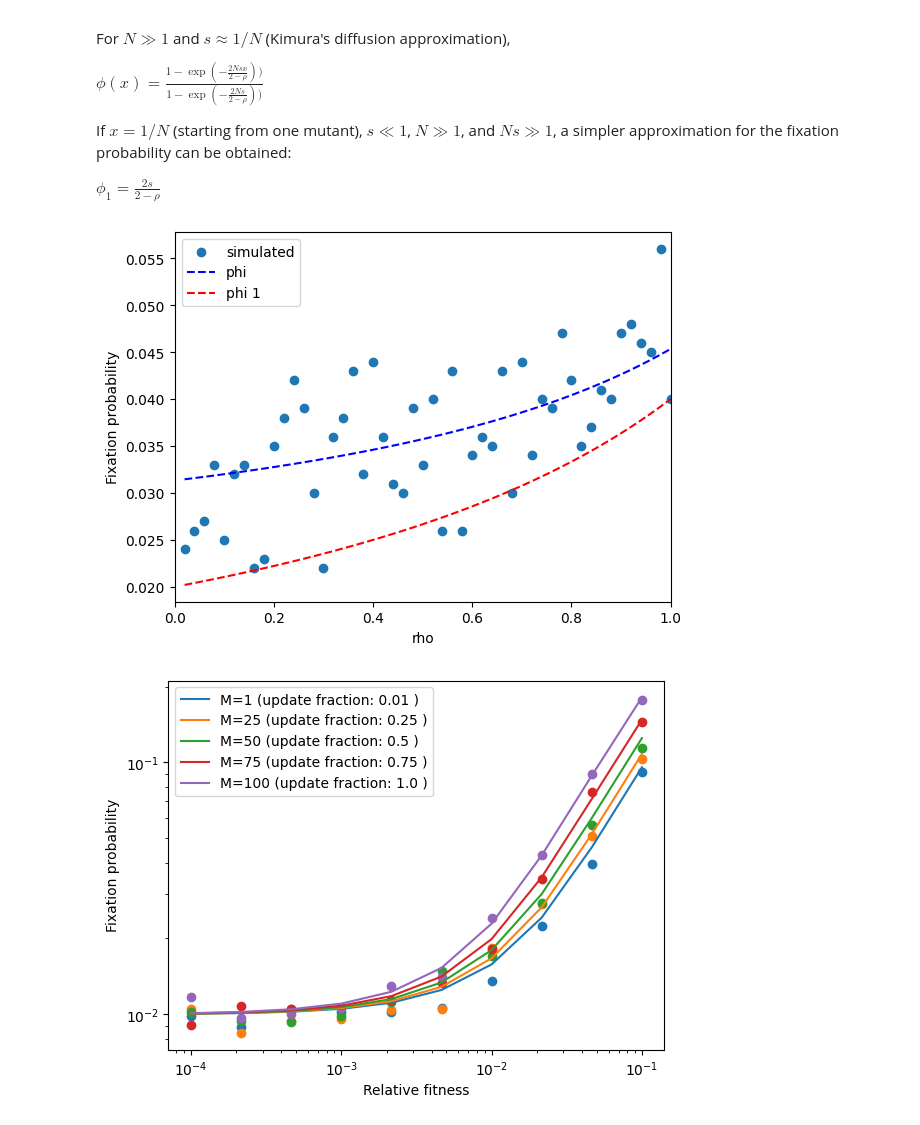
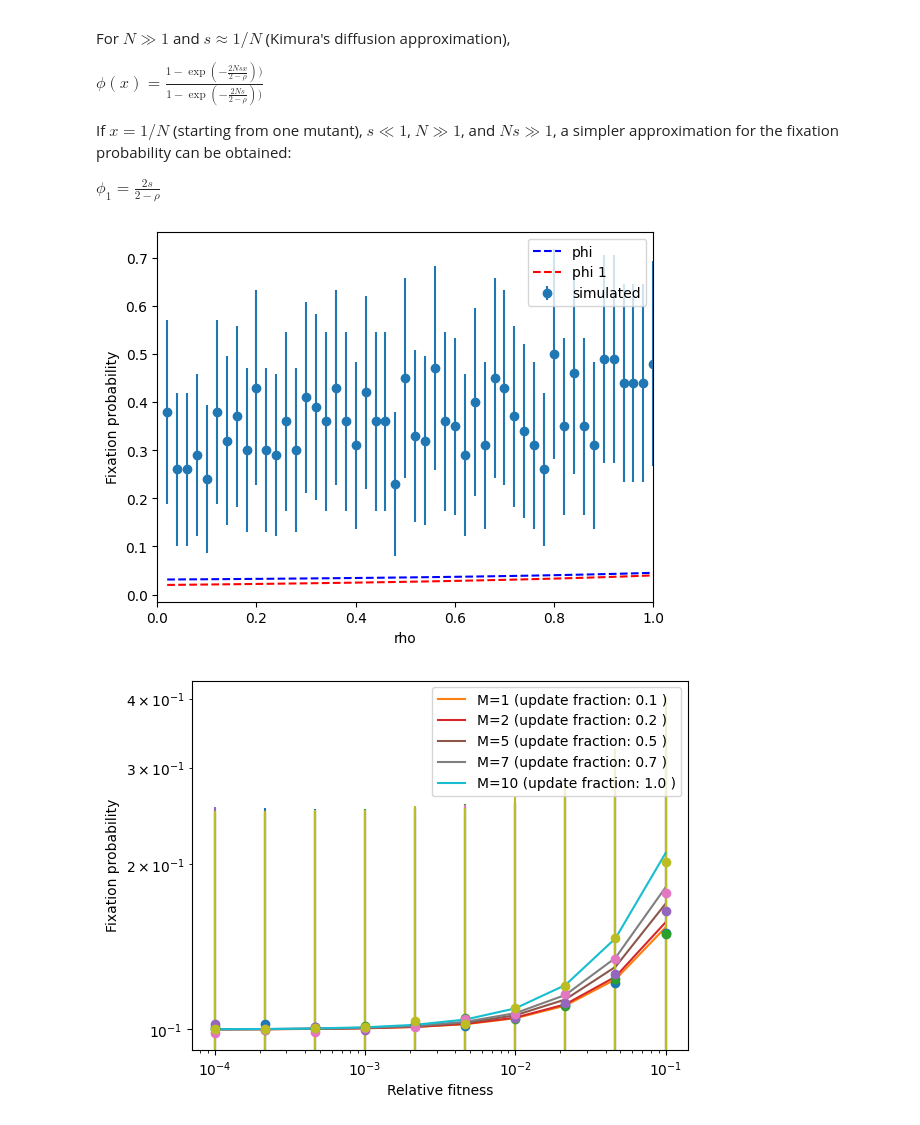
Before and after one commit to Bitbol-Lab/partial_sampling_spatially_structured_population, a Jupyter notebook: well-mixed.ipynb, the cells around one changed output. Cells and saved outputs as stored; diff of their text form; code cells hidden in the pictures.

```diff
--- a/well-mixed.ipynb
+++ b/well-mixed.ipynb
@@ -114,6 +114,8 @@ compute_tmax(1000,500)
 def simulate_multiple_trajectories(N, M, s, tmax, nb_trajectories=100, initial_state=1):
     all_trajectories = np.zeros((int(nb_trajectories),int(tmax)))
     all_trajectories[:,0] = initial_state
+
+    fixation_seq = np.zeros(nb_trajectories, dtype=bool)
 
     count_fixation = 0
 
@@ -123,17 +125,19 @@ def simulate_multiple_trajectories(N, M, s, tmax, nb_trajectories=100, initial_s
 
         count_fixation += fixation
 
+        fixation_seq[trajectory_index] = fixation
+
         all_trajectories[trajectory_index,:] = states[:]
 
 
-    return all_trajectories, count_fixation
+    return all_trajectories, count_fixation, fixation_seq
 
 N = 10
 M = 5
 s = 0.1
 tmax = compute_tmax(N,M)
 
-trajectories, count_fixation = simulate_multiple_trajectories(N,M,s,tmax)
+trajectories, count_fixation, fixation_seq = simulate_multiple_trajectories(N,M,s,tmax)
 # %%
 nb_trajectories = trajectories.shape[0]
 alpha = 0.1
@@ -173,14 +177,16 @@ s = 0.02
 tmax = 16000
 Ms = np.arange(1,N+1)
 fixation_freqs = []
+fixation_err = []
 
 for M in Ms:
-    _, count_fixation = simulate_multiple_trajectories(N,M,s,tmax, nb_trajectories=1000)
+    _, count_fixation, fixation_seq = simulate_multiple_trajectories(N,M,s,tmax, nb_trajectories=1000)
     fixation_freq = count_fixation / trajectories.shape[0]
     fixation_freqs.append(fixation_freq)
+    fixation_err.append(np.std(fixation_seq))
 
 rhos = Ms* 1. /N
-plt.scatter(rhos, fixation_freqs, label = "simulated")
+plt.errorbar(rhos, fixation_freqs, yerr=fixation_err, fmt="o", label = "simulated")
 plt.plot(rhos, [phi(N,s,rho,1/N) for rho in rhos],'b--', label = "phi")
 plt.plot(rhos, [phi_1(s,rho) for rho in rhos], 'r--', label="phi 1")
 plt.xlim([0,1])
@@ -189,38 +195,39 @@ plt.ylabel('Fixation probability')
 plt.legend()
 plt.show()
 # %% [output]
-[figure, old version]
+[figure, new version]
 # %%
 ## Varying s
 
-N = 100
+N = 10
 s_range = np.logspace(-4, -1, num=10)
-tmax = 20000
-nb_trajectories=10**4
+tmax = 500
+nb_trajectories=10**5
 
 
 Ms = np.array([1, N//4, N//2, 3*N//4, N])
 rhos = Ms* 1. /N
 
 fig, ax = plt.subplots()
 
 
 for M in Ms:
     fixation_freqs = []
+    fixation_err = []
     for s in s_range:
-        _, count_fixation = simulate_multiple_trajectories(N,M,s,tmax, nb_trajectories)
-        fixation_freq = count_fixation / nb_trajectories
-        fixation_freqs.append(fixation_freq)
-    ax.scatter(s_range, fixation_freqs)
+        _, count_fixation, fixation_seq = simulate_multiple_trajectories(N,M,s,tmax, nb_trajectories)
+        fixation_freqs.append(count_fixation / nb_trajectories)
+        fixation_err.append(.5 * np.std(fixation_seq))
+    ax.errorbar(s_range, fixation_freqs, yerr= fixation_err, fmt = 'o')
     ax.plot(s_range, [phi(N,s,M/N,1/N) for s in s_range], label = f"M={M} (update fraction: {round(M/N,2)} )")
 
 
 
 ax.set_xscale("log")
 ax.set_yscale("log")
 ax.set_xlabel('Relative fitness')
 ax.set_ylabel('Fixation probability')
 ax.legend()
 plt.show()
 # %% [output]
-[figure, old version]
+[figure, new version]
```
Also changed, not shown: parts of 2 cells of this notebook, 1 other file.
